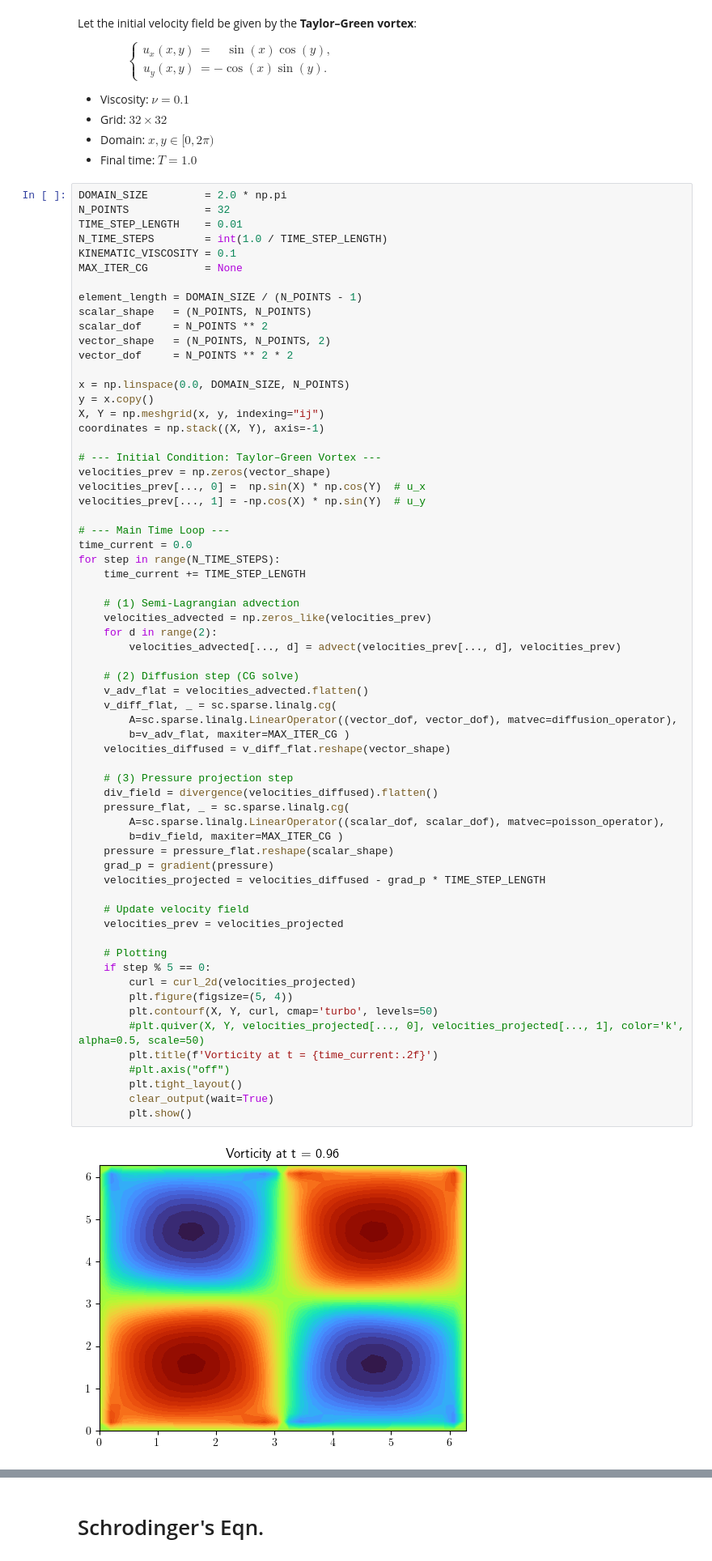
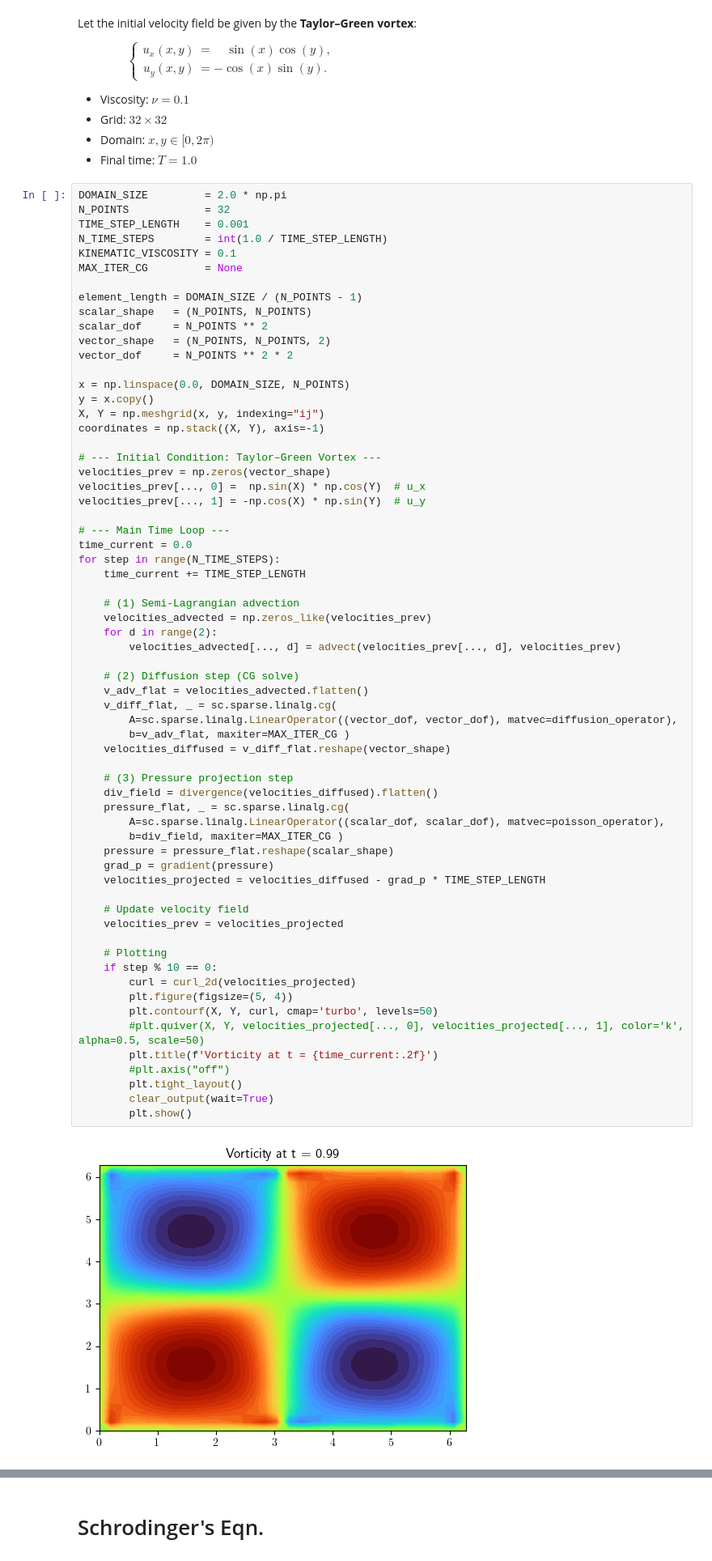
Before and after one commit to Chaks1603/Python-Assignments, a Jupyter notebook: NPETL TEST ASSIGNMENTS/2024 week 9 FD Method.ipynb, the cells around one changed output, grey strips where cells are left out. Shown at 81% size. Drawn from its saved outputs; the diff is of its cells as text.

```diff
--- a/NPETL TEST ASSIGNMENTS/2024 week 9 FD Method.ipynb
+++ b/NPETL TEST ASSIGNMENTS/2024 week 9 FD Method.ipynb
@@ -608,7 +606,7 @@ $\qquad\qquad\displaystyle \left\{\begin{array}{rl} u_x(x, y) &= \quad \sin(x) \
 # %%
 DOMAIN_SIZE         = 2.0 * np.pi
 N_POINTS            = 32
-TIME_STEP_LENGTH    = 0.01
+TIME_STEP_LENGTH    = 0.001
 N_TIME_STEPS        = int(1.0 / TIME_STEP_LENGTH)
 KINEMATIC_VISCOSITY = 0.1
 MAX_ITER_CG         = None
@@ -642,35 +640,35 @@ for step in range(N_TIME_STEPS):
     # (2) Diffusion step (CG solve)
     v_adv_flat = velocities_advected.flatten()
     v_diff_flat, _ = sc.sparse.linalg.cg(
         A=sc.sparse.linalg.LinearOperator((vector_dof, vector_dof), matvec=diffusion_operator),
         b=v_adv_flat, maxiter=MAX_ITER_CG )
     velocities_diffused = v_diff_flat.reshape(vector_shape)
 
     # (3) Pressure projection step
     div_field = divergence(velocities_diffused).flatten()
     pressure_flat, _ = sc.sparse.linalg.cg(
         A=sc.sparse.linalg.LinearOperator((scalar_dof, scalar_dof), matvec=poisson_operator),
         b=div_field, maxiter=MAX_ITER_CG )
     pressure = pressure_flat.reshape(scalar_shape)
     grad_p = gradient(pressure)
     velocities_projected = velocities_diffused - grad_p * TIME_STEP_LENGTH
 
     # Update velocity field
     velocities_prev = velocities_projected
 
     # Plotting
-    if step % 5 == 0:
+    if step % 10 == 0:
         curl = curl_2d(velocities_projected)
         plt.figure(figsize=(5, 4))
         plt.contourf(X, Y, curl, cmap='turbo', levels=50)
         #plt.quiver(X, Y, velocities_projected[..., 0], velocities_projected[..., 1], color='k', alpha=0.5, scale=50)
         plt.title(f'Vorticity at t = {time_current:.2f}')
         #plt.axis("off")
         plt.tight_layout()
         clear_output(wait=True)
         plt.show()
 # %% [output]
-[figure, old version]
+[figure, new version]
 # %% [markdown]
 A **2D incompressible viscous fluid** in a square box of size $1 \times 1$, with periodic or no-flow boundary handling implied by the grid setup.
 The **velocity field** is evolved over time using:
```
Also changed, not shown: parts of 4 cells of this notebook.
